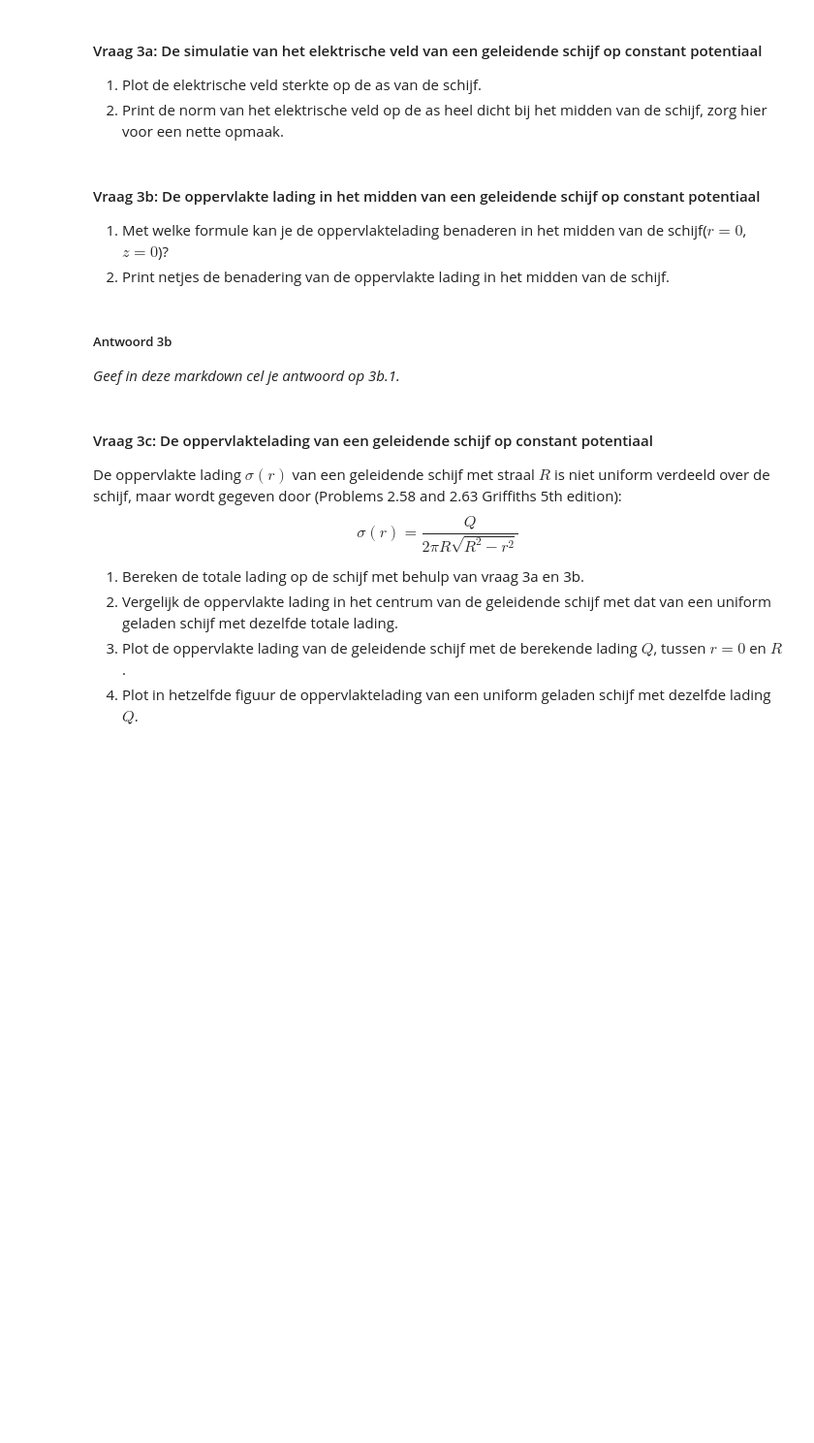
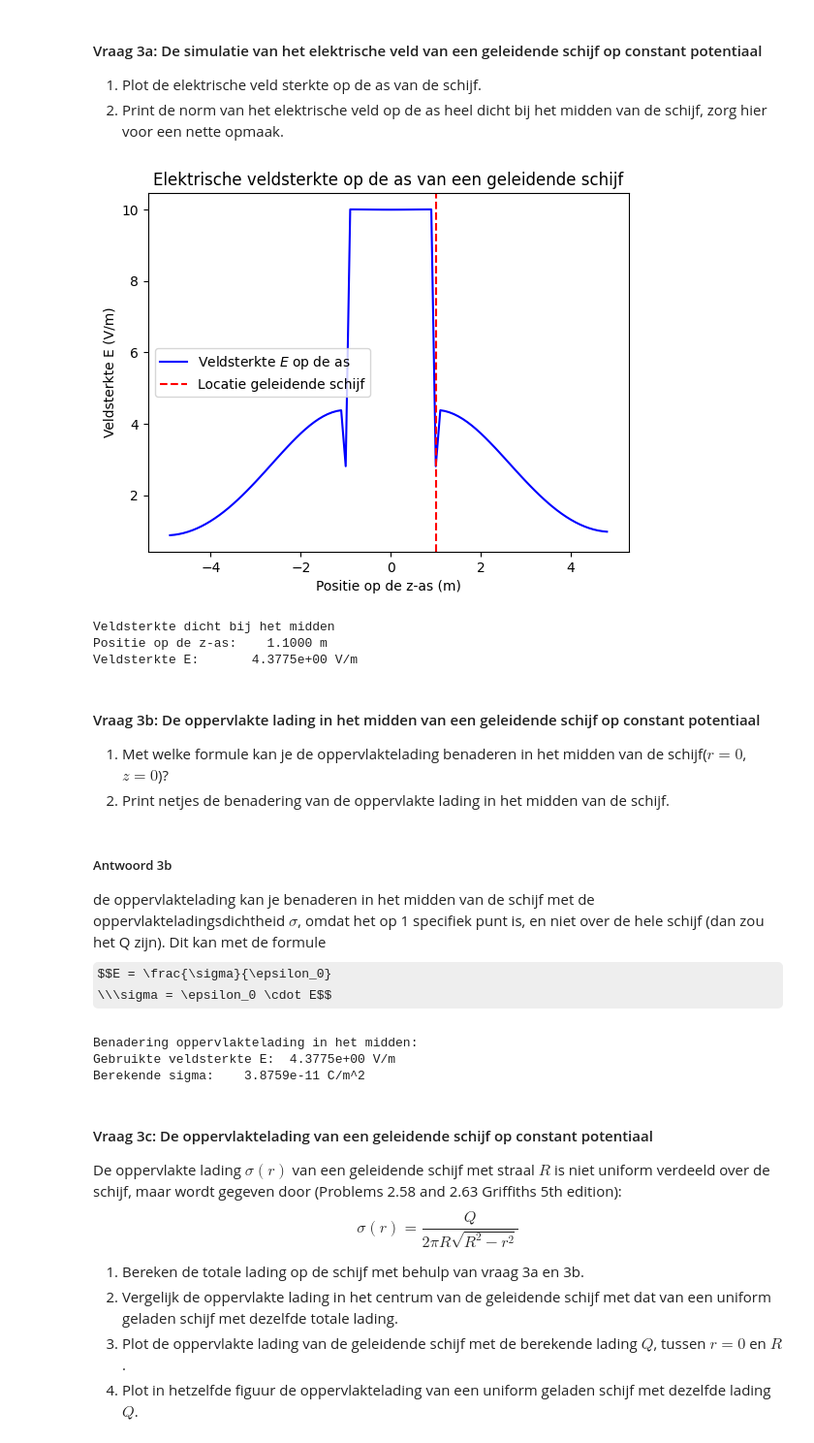
Before and after one commit to caricevonmorgen-dotcom/opdrachten-DEF-D-lol, a Jupyter notebook: DigitaleOntwerpopdrachten/1CondensatorOpdracht/CondensatorOntwerpopdracht.ipynb, the cells around one changed output. Shown at 97% size. Drawn from its saved outputs; the diff is of its cells as text; code cells hidden in the pictures; some formulas as TeX source; blank space fills up the shorter version.

```diff
--- a/DigitaleOntwerpopdrachten/1CondensatorOpdracht/CondensatorOntwerpopdracht.ipynb
+++ b/DigitaleOntwerpopdrachten/1CondensatorOpdracht/CondensatorOntwerpopdracht.ipynb
@@ -413,7 +413,37 @@ plot_results_disk(Ez, Er, normE, V, r, z, grid_step, disk_radius, z_pos_disk1, z
 # %%
 ###
 ###Jouw code hier###
 ###
+import matplotlib.pyplot as plt
+import numpy as np
+
+idx_as = 0
+
+veld_op_as = normE[:, idx_as]
+
+
+plt.figure()
+plt.plot(z_for_E, veld_op_as, 'b-', label='Veldsterkte $E$ op de as')
+plt.axvline(x=z_pos_disk1, color='red', linestyle='--', label='Locatie geleidende schijf')
+plt.title("Elektrische veldsterkte op de as van een geleidende schijf")
+plt.xlabel("Positie op de z-as (m)")
+plt.ylabel("Veldsterkte E (V/m)")
+plt.legend()
+plt.show()
+
+idx_dichtbij = np.argmin(np.abs(z_for_E - (z_pos_disk1 + grid_step)))
+
+z_waarde = z_for_E[idx_dichtbij]
+E_waarde = normE[idx_dichtbij, idx_as]
+
+print(f'Veldsterkte dicht bij het midden')
+print(f"Positie op de z-as:    {z_waarde:.4f} m")
+print(f"Veldsterkte E:       {E_waarde:.4e} V/m")
+# %% [output]
+[figure, added]
+Veldsterkte dicht bij het midden
+Positie op de z-as:    1.1000 m
+Veldsterkte E:       4.3775e+00 V/m
 # %% [markdown]
 #### Vraag 3b: De oppervlakte lading in het midden van een geleidende schijf op constant potentiaal
 
@@ -422,9 +452,22 @@ plot_results_disk(Ez, Er, normE, V, r, z, grid_step, disk_radius, z_pos_disk1, z
 # %% [markdown]
 ##### Antwoord 3b
 
-*Geef in deze markdown cel je antwoord op 3b.1.*
+de oppervlaktelading kan je benaderen in het midden van de schijf met de oppervlakteladingsdichtheid $\sigma$, omdat het op 1 specifiek punt is, en niet over de hele schijf (dan zou het Q zijn). Dit kan met de formule $$E = \frac{\sigma}{\epsilon_0}
+\\\sigma = \epsilon_0 \cdot E$$
 # %%
 #### Print met deze cel met een nette opmaak je antwoord op vraag 3b 2.
+
+epsilon_0 = 8.8541878128e-12 # natuurkunde constante
+
+sigma_midden = epsilon_0 * E_waarde
+
+print(f"Benadering oppervlaktelading in het midden:")
+print(f"Gebruikte veldsterkte E:  {E_waarde:.4e} V/m")
+print(f"Berekende sigma:    {sigma_midden:.4e} C/m^2")
+# %% [output]
+Benadering oppervlaktelading in het midden:
+Gebruikte veldsterkte E:  4.3775e+00 V/m
+Berekende sigma:    3.8759e-11 C/m^2
 # %% [markdown]
 #### Vraag 3c: De oppervlaktelading van een geleidende schijf op constant potentiaal
 
```
Also changed, not shown: parts of 5 cells of this notebook, 2 other files.
